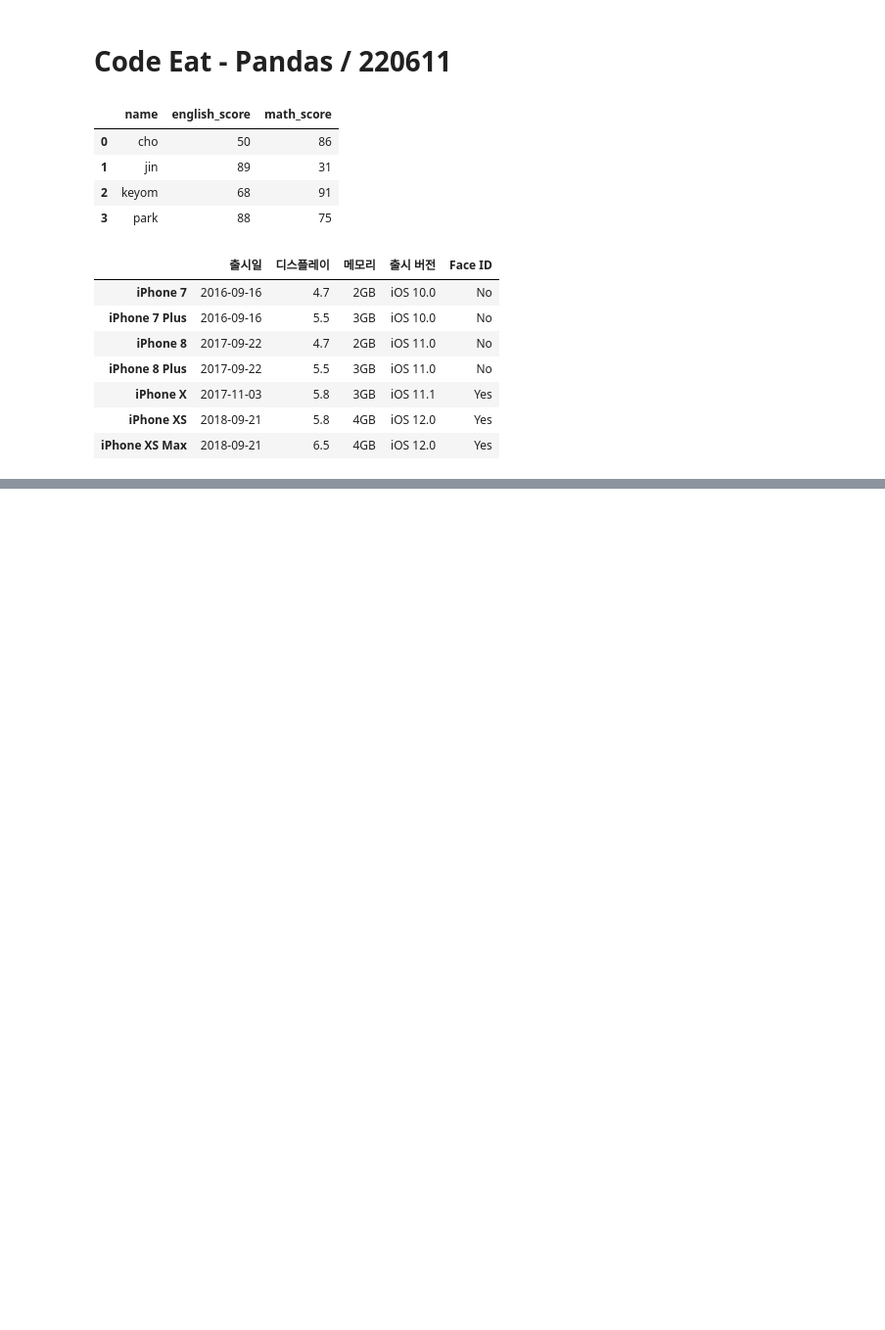
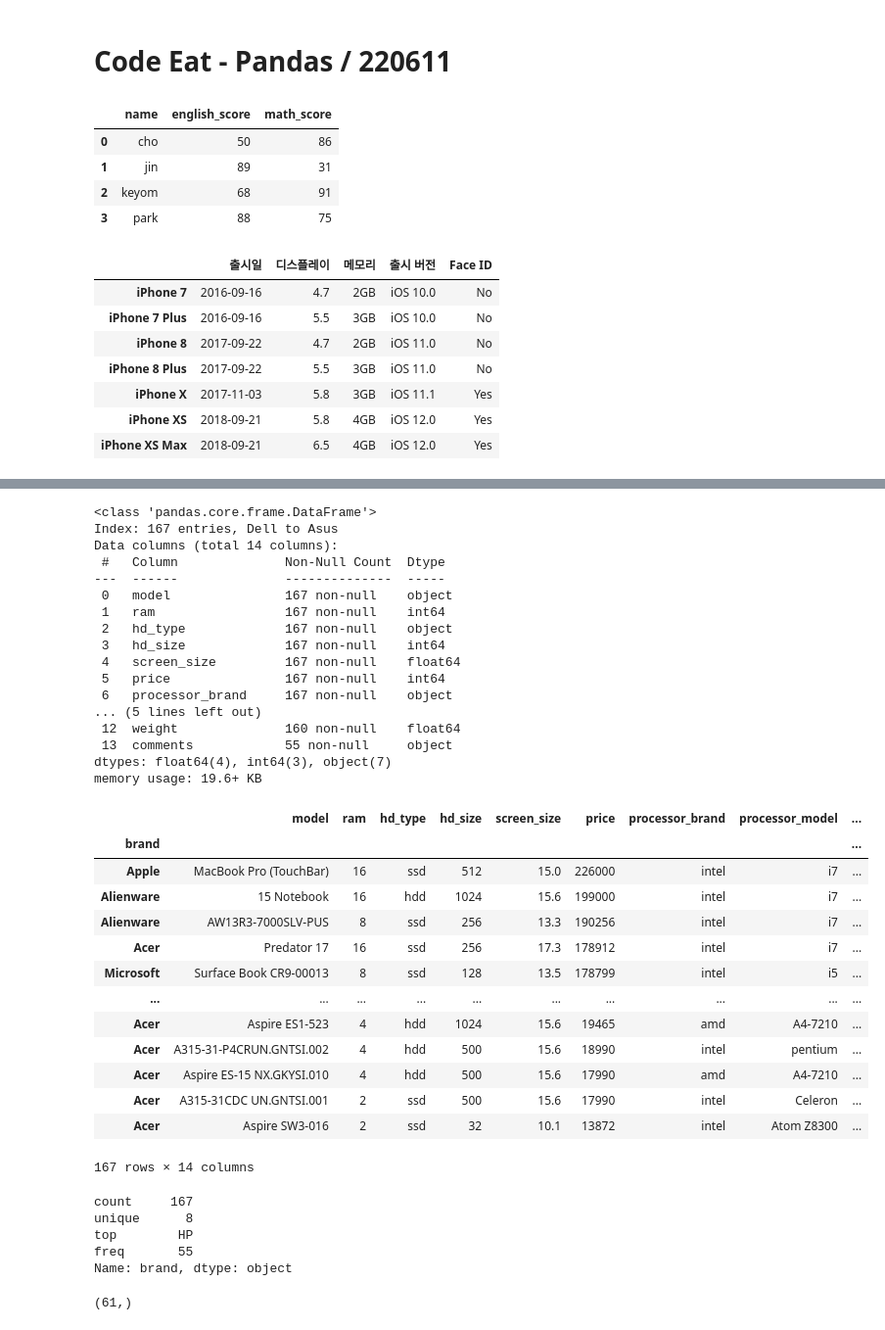
Before and after one commit to jin-kyeom/Python_Project, a Jupyter notebook: 0_Code_Eat_2206/code_eat_test.ipynb, the cells around one changed output, grey strips where cells are left out. Shown: that part at 98% size. Saved outputs shown, nothing was run; the diff lists cells and outputs as text; code cells hidden in the pictures; blank space fills up the shorter version.

```diff
--- a/0_Code_Eat_2206/code_eat_test.ipynb
+++ b/0_Code_Eat_2206/code_eat_test.ipynb
@@ -153,0 +278,62 @@ iphone_df
+# %%
+import pandas as pd
+laptops_df = pd.read_csv('laptops.csv', index_col = 0)
+laptops_df.tail(3)
+laptops_df.shape
+laptops_df.info()
+laptops_df.describe()
+laptops_df.sort_values(by='price', ascending=False, inplace=True)
+laptops_df
+# %% [output]
+<class 'pandas.core.frame.DataFrame'>
+Index: 167 entries, Dell to Asus
+Data columns (total 14 columns):
+ #   Column              Non-Null Count  Dtype
+---  ------              --------------  -----
+ 0   model               167 non-null    object
+ 1   ram                 167 non-null    int64
+ 2   hd_type             167 non-null    object
+ 3   hd_size             167 non-null    int64
+ 4   screen_size         167 non-null    float64
+ 5   price               167 non-null    int64
+ 6   processor_brand     167 non-null    object
+... (5 lines left out)
+ 12  weight              160 non-null    float64
+ 13  comments            55 non-null     object
+dtypes: float64(4), int64(3), object(7)
+memory usage: 19.6+ KB
+|  | model | ram | hd_type | hd_size | screen_size | price | processor_brand | processor_model | ... |
+| brand |  |  |  |  |  |  |  |  | ... |
+| Apple | MacBook Pro (TouchBar) | 16 | ssd | 512 | 15.0 | 226000 | intel | i7 | ... |
+| Alienware | 15 Notebook | 16 | hdd | 1024 | 15.6 | 199000 | intel | i7 | ... |
+| Alienware | AW13R3-7000SLV-PUS | 8 | ssd | 256 | 13.3 | 190256 | intel | i7 | ... |
+| Acer | Predator 17 | 16 | ssd | 256 | 17.3 | 178912 | intel | i7 | ... |
+| Microsoft | Surface Book CR9-00013 | 8 | ssd | 128 | 13.5 | 178799 | intel | i5 | ... |
+| ... | ... | ... | ... | ... | ... | ... | ... | ... | ... |
+| Acer | Aspire ES1-523 | 4 | hdd | 1024 | 15.6 | 19465 | amd | A4-7210 | ... |
+| Acer | A315-31-P4CRUN.GNTSI.002 | 4 | hdd | 500 | 15.6 | 18990 | intel | pentium | ... |
+| Acer | Aspire ES-15 NX.GKYSI.010 | 4 | hdd | 500 | 15.6 | 17990 | amd | A4-7210 | ... |
+| Acer | A315-31CDC UN.GNTSI.001 | 2 | ssd | 500 | 15.6 | 17990 | intel | Celeron | ... |
+| Acer | Aspire SW3-016 | 2 | ssd | 32 | 10.1 | 13872 | intel | Atom Z8300 | ... |
+167 rows × 14 columns
+# %%
+import pandas as pd
+laptops_df = pd.read_csv('laptops.csv')
+laptops_df
+laptops_df['brand']
+laptops_df['brand'].unique()
+laptops_df['brand'].describe()
+# %% [output]
+count     167
+unique      8
+top        HP
+freq       55
+Name: brand, dtype: object
+# %%
+import pandas as pd
+world_cities_df = pd.read_csv('world_cities.csv')
+
+world_cities_df['City / Urban area'].value_counts().shape
+world_cities_df['Country'].value_counts().shape
+# %% [output]
+(61,)
```
Also changed, not shown: parts of 14 cells of this notebook.
